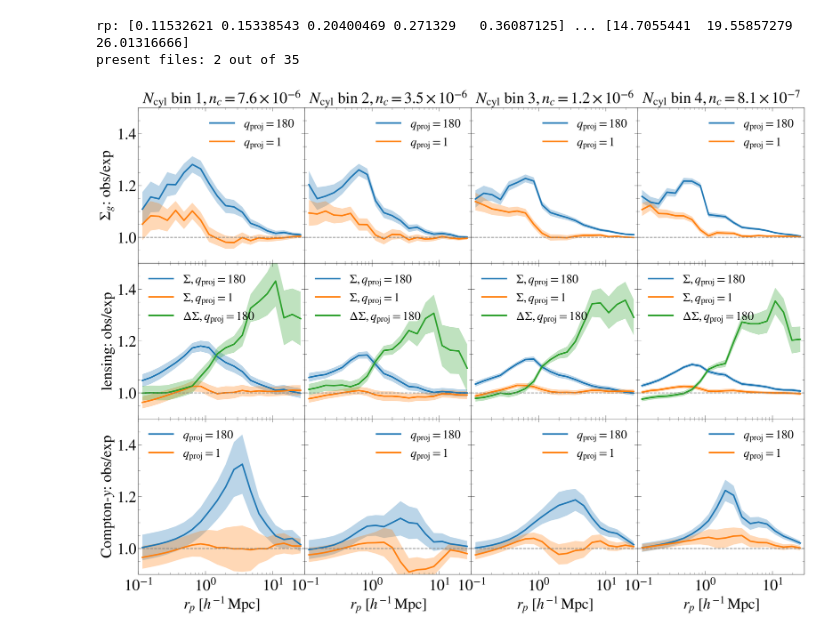
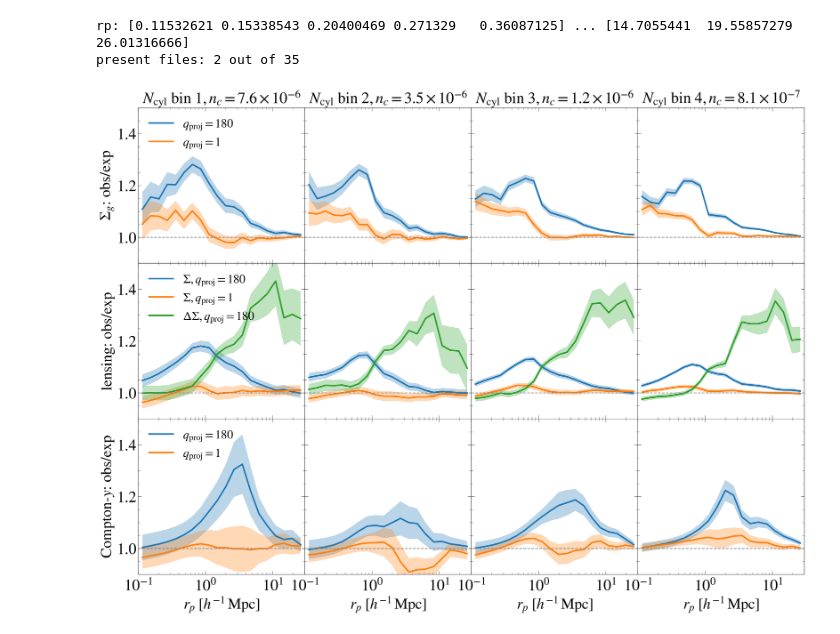
Before and after one commit to LeiAstro/projections_selection-bias_for_multi-wave_clusters_FLAMINGO, a Jupyter notebook: code/richness_selection_plot_add_data.ipynb, the cells around one changed output. Drawn from its saved outputs; the diff is of its cells as text; code cells hidden in the pictures.

```diff
--- a/code/richness_selection_plot_add_data.ipynb
+++ b/code/richness_selection_plot_add_data.ipynb
@@ -221,32 +221,33 @@ for row in range(3):
             ax.fill_between(rp, y_sim-e_sim, y_sim+e_sim, interpolate=True, facecolor=line[0].get_c(), alpha=0.3)
 
             y_sim = data["DS"]["bias_sim"][gal_idx_fixed, q_cyl_180, rich_bin, :]
             e_sim = data["DS"]["bias_sim_err"][gal_idx_fixed, q_cyl_180, rich_bin, :]
 
             line = ax.plot(rp, y_sim, lw=3, label=r"$\Delta\Sigma, q_{\rm proj}=180$") #no q=1 to avoid clutter
             ax.fill_between(rp, y_sim-e_sim, y_sim+e_sim, interpolate=True, facecolor=line[0].get_c(), alpha=0.3)
 
         if row == 2:  # SZ
 
             y_sim = data["cy"]["bias_sim"][gal_idx_fixed, q_cyl_180, rich_bin, :]
             e_sim = data["cy"]["bias_sim_err"][gal_idx_fixed, q_cyl_180, rich_bin, :]
 
 
             line = ax.plot(rp, y_sim, lw=3, label=r"$q_{\rm proj}=180$")
             ax.fill_between(rp, y_sim-e_sim, y_sim+e_sim, interpolate=True, facecolor=line[0].get_c(), alpha=0.3)
 
             y_sim = data["cy"]["bias_sim"][gal_idx_fixed, q_cyl_1, rich_bin, :]
             e_sim = data["cy"]["bias_sim_err"][gal_idx_fixed, q_cyl_1, rich_bin, :]
 
             line = ax.plot(rp, y_sim, lw=3, label=r"$q_{\rm proj}=1$")
             ax.fill_between(rp, y_sim-e_sim, y_sim+e_sim, interpolate=True, facecolor=line[0].get_c(), alpha=0.3)
 
         ax.axhline(1, c='gray', ls='--')
         ax.set_ylim(0.9, 1.5)
         ax.set_xlim(0.1, 30)
         ax.set_xscale('log')
-        ax.legend()
+        if col==0:
+            ax.legend(loc=2)
         ax.grid(False)
 plt.savefig('../plots/richness_selection.pdf')
 # %% [output]
-[figure, old version]
+[figure, new version]
```
Also changed, not shown: 2 other files.
